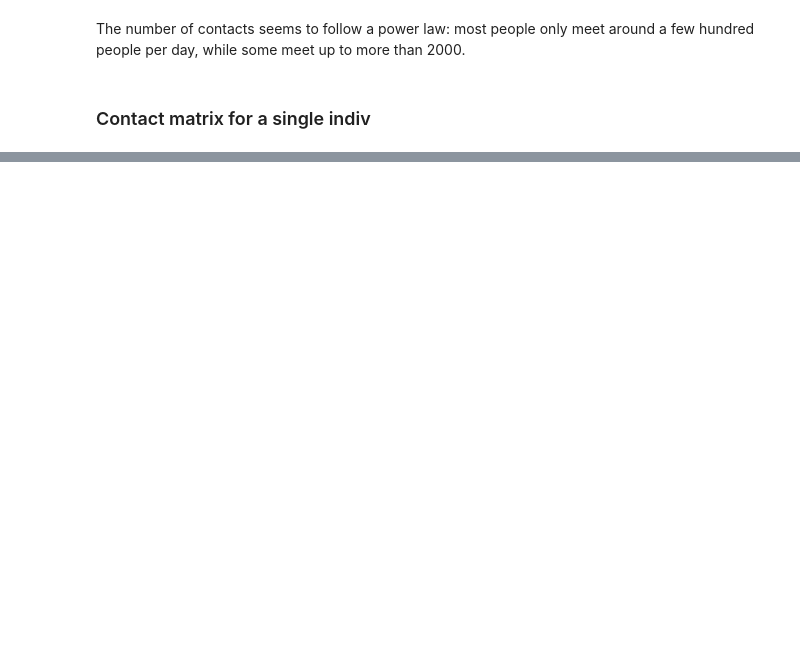
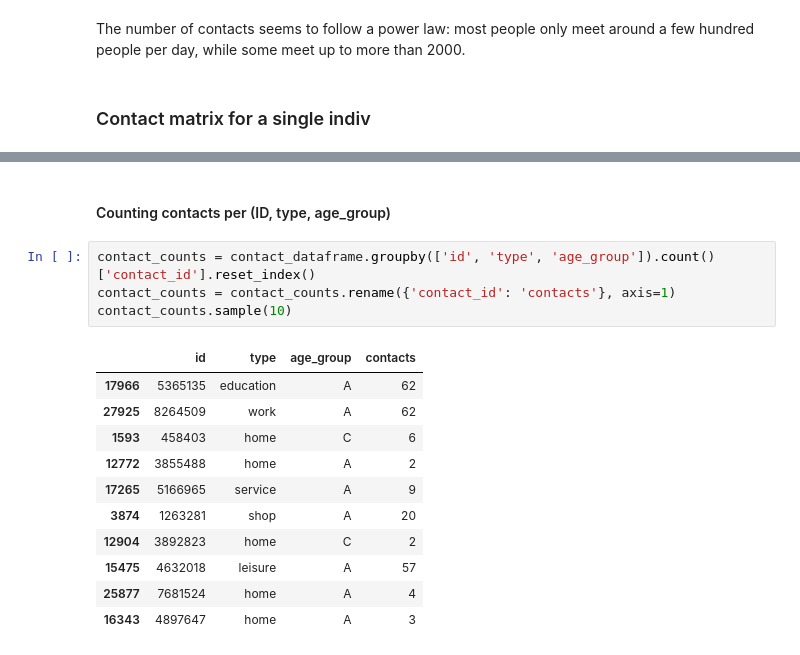
Before and after one commit to dauvillc/covid-19-switzerland, a Jupyter notebook: scripts/contact_matrices.ipynb, the cells around one changed output, grey strips where cells are left out. Saved outputs shown, nothing was run; the diff lists cells and outputs as text; blank space fills up the shorter version.

```diff
--- a/scripts/contact_matrices.ipynb
+++ b/scripts/contact_matrices.ipynb
@@ -284,0 +314,18 @@ total_contacts(510685)
+# %% [markdown]
+#### Counting contacts per (ID, type, age_group)
+# %%
+contact_counts = contact_dataframe.groupby(['id', 'type', 'age_group']).count()['contact_id'].reset_index()
+contact_counts = contact_counts.rename({'contact_id': 'contacts'}, axis=1)
+contact_counts.sample(10)
+# %% [output]
+|  | id | type | age_group | contacts |
+| 17966 | 5365135 | education | A | 62 |
+| 27925 | 8264509 | work | A | 62 |
+| 1593 | 458403 | home | C | 6 |
+| 12772 | 3855488 | home | A | 2 |
+| 17265 | 5166965 | service | A | 9 |
+| 3874 | 1263281 | shop | A | 20 |
+| 12904 | 3892823 | home | C | 2 |
+| 15475 | 4632018 | leisure | A | 57 |
+| 25877 | 7681524 | home | A | 4 |
+| 16343 | 4897647 | home | A | 3 |
```
Also changed, not shown: parts of 19 cells of this notebook.
